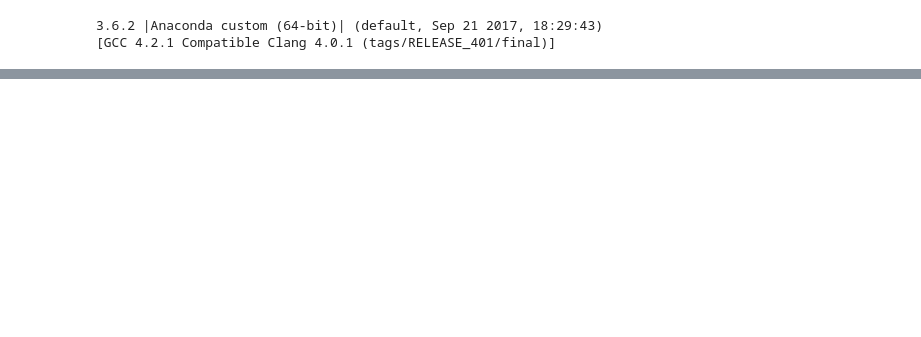
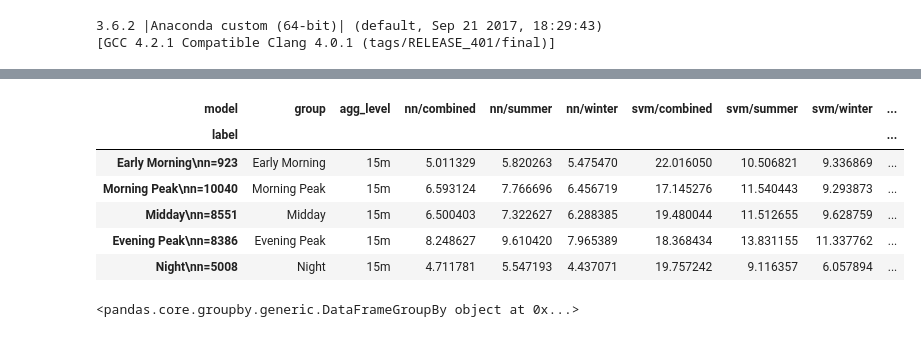
Before and after one commit to jacobw125/uw-msds-trac-capstone, a Jupyter notebook: evaluation/compare_perf.ipynb, the cells around one changed output, grey strips where cells are left out. Saved outputs shown, nothing was run; the diff lists cells and outputs as text; code cells hidden in the pictures; blank space fills up the shorter version.

```diff
--- a/evaluation/compare_perf.ipynb
+++ b/evaluation/compare_perf.ipynb
@@ -9,30 +9,3 @@ print(version)
 # %% [output]
 3.6.2 |Anaconda custom (64-bit)| (default, Sep 21 2017, 18:29:43)
 [GCC 4.2.1 Compatible Clang 4.0.1 (tags/RELEASE_401/final)]
-# %%
-perfs = glob("nn_*/perf.txt") + glob("xgb_*/perf.txt")
-all_perf = list()
-for perf in perfs:
-    group = dirname(perf)
-    print(group)
-    perf_data = pd.read_csv(perf, skiprows=2, nrows=14)
-    condition = list()
-    mae = list()
-    mape = list()
-    for i, line in perf_data.iterrows():
-        splits = str(line.values[0]).rsplit(' ', 4)
-        condition.append(splits[0].split(" ",1)[1].strip())
-        mae.append(float(splits[2]))
-        mape.append(float(splits[4]))
-
-    all_perf.append(pd.DataFrame({
-        'condition': condition,
-        'mae': mae,
-        'mape': mape,
-        'folder': [group]*len(mape)
-    }))
-all_perf = pd.concat(all_perf)
-all_perf['agg_level'] = all_perf['folder'].apply(lambda x: '15m' if '15m' in x else '30m')
-all_perf['model'] = all_perf['folder'].apply(lambda x: x.split('_')[0] + '/'+ x.split('_')[2])
-all_perf = all_perf.pivot_table(index=['condition', 'agg_level'], columns='model', values='mae')
-all_perf = all_perf.reset_index('agg_level').sort_values(['agg_level', 'condition'])
@@ -97,0 +12,10 @@ plt.show()
+# %%
+all_perf = pd.read_csv("batch_compare.tsv", sep='\t')
+all_perf['agg_level'] = all_perf['batch'].apply(lambda x: '15m' if '15m' in x else '30m')
+all_perf['model'] = all_perf['batch'].apply(lambda x: x.split('_')[0] + '/'+ x.split('_')[2])
+ns = all_perf.groupby(['agg_level', 'batch', 'group'])['n'].max().reset_index()
+all_perf = all_perf.pivot_table(index=['group', 'agg_level'], columns='model', values='mae')
+all_perf = all_perf.reset_index().sort_values(['agg_level', 'group'])
+#all_perf = all_perf.set_index('group')
+
+all_perf.head()
@@ -97,0 +29,5 @@ plt.show()
+# %%
+ns = ns.drop_duplicates()
+ns['type'] = ns['batch'].apply(lambda x: x.rsplit('_',2)[-1])
+ns = ns[['agg_level', 'type', 'group', 'n']].drop_duplicates()
+ns.head()
@@ -97,0 +92,16 @@ plt.show()
+# %%
+perf15.head()
+# %% [output]
+| model | group | agg_level | nn/combined | nn/summer | nn/winter | svm/combined | svm/summer | svm/winter | ... |
+| label |  |  |  |  |  |  |  |  | ... |
+| Early Morning\nn=923 | Early Morning | 15m | 5.011329 | 5.820263 | 5.475470 | 22.016050 | 10.506821 | 9.336869 | ... |
+| Morning Peak\nn=10040 | Morning Peak | 15m | 6.593124 | 7.766696 | 6.456719 | 17.145276 | 11.540443 | 9.293873 | ... |
+| Midday\nn=8551 | Midday | 15m | 6.500403 | 7.322627 | 6.288385 | 19.480044 | 11.512655 | 9.628759 | ... |
+| Evening Peak\nn=8386 | Evening Peak | 15m | 8.248627 | 9.610420 | 7.965389 | 18.368434 | 13.831155 | 11.337762 | ... |
+| Night\nn=5008 | Night | 15m | 4.711781 | 5.547193 | 4.437071 | 19.757242 | 9.116357 | 6.057894 | ... |
+# %%
+import seaborn as sns
+
+sns.barplot(x="time", hue="kind", y="data", data=perf15)
+# %% [output]
+<pandas.core.groupby.generic.DataFrameGroupBy object at 0x...>
```
Also changed, not shown: parts of 9 cells of this notebook.
